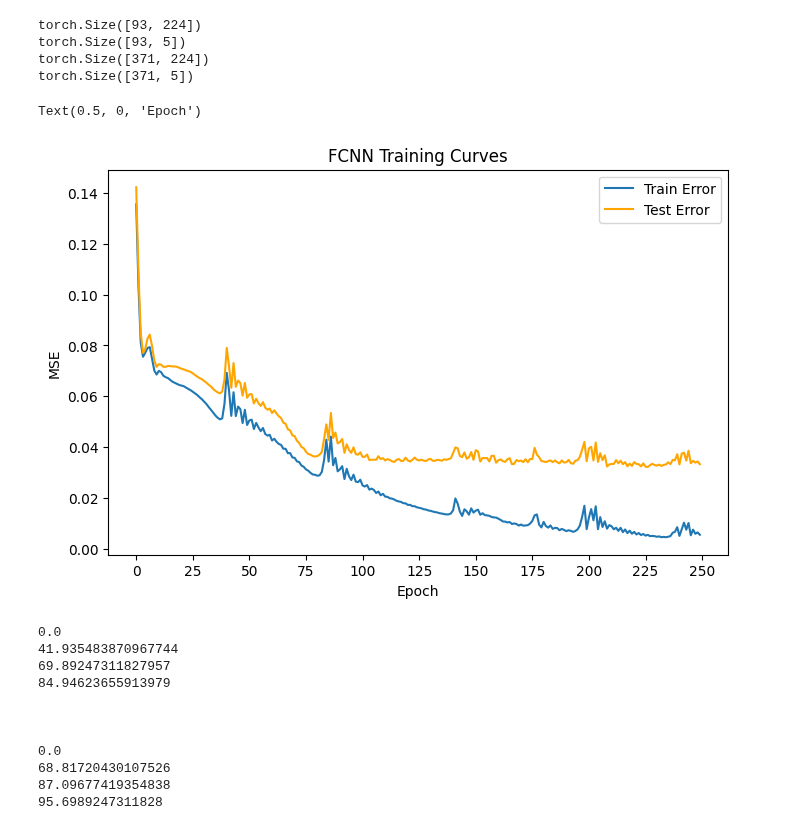
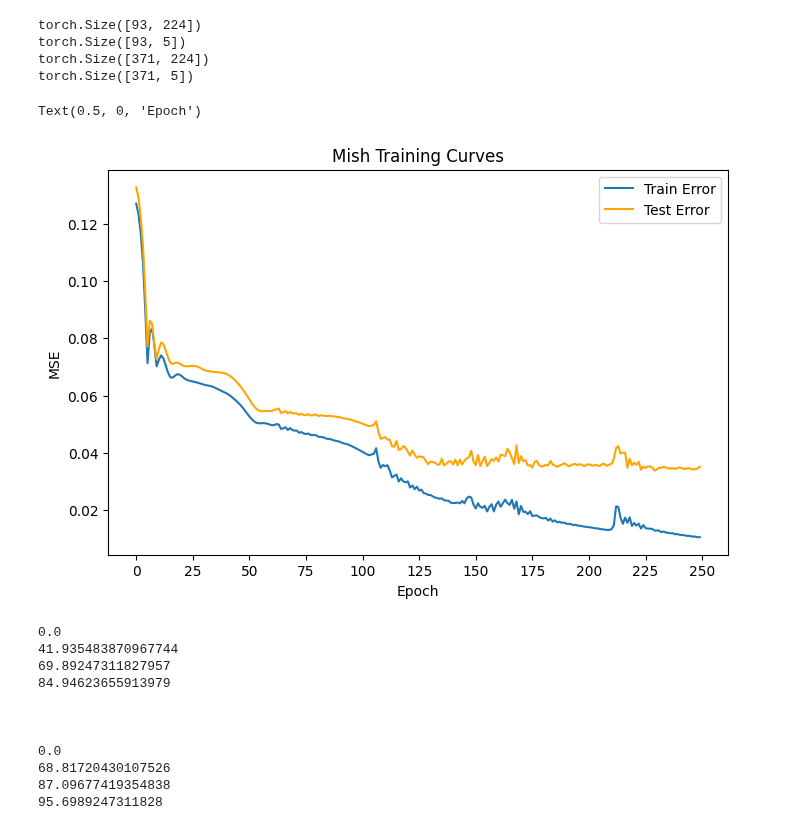
Before and after one commit to adarshramiyer/gAIt, a Jupyter notebook: time_series_models/fcnn_sigmoid_experimentation.ipynb, the cells around one changed output. Cells and saved outputs as stored; diff of their text form; code cells hidden in the pictures.

Commit message:
no difference between ReLU, SiLU, and Mish

```diff
--- a/time_series_models/fcnn_sigmoid_experimentation.ipynb
+++ b/time_series_models/fcnn_sigmoid_experimentation.ipynb
@@ -113,7 +113,7 @@ hidden_layer_size_6 = 50
 output_size = 5
 batch_size = 371
 learning_rate = 0.001
-
+'''
 adam_model = nn.Sequential(nn.Linear(input_size, hidden_layer_size_1),
                         nn.ReLU(),
                         nn.Linear(hidden_layer_size_1, hidden_layer_size_2),
@@ -129,6 +129,37 @@ adam_model = nn.Sequential(nn.Linear(input_size, hidden_layer_size_1),
                         nn.Linear(hidden_layer_size_6, output_size),
                         nn.Sigmoid())
 
+
+adam_model = nn.Sequential(nn.Linear(input_size, hidden_layer_size_1),
+                        nn.SiLU(),
+                        nn.Linear(hidden_layer_size_1, hidden_layer_size_2),
+                        nn.SiLU(),
+                        nn.Linear(hidden_layer_size_2, hidden_layer_size_3),
+                        nn.SiLU(),
+                        nn.Linear(hidden_layer_size_3, hidden_layer_size_4),
+                        nn.SiLU(),
+                        nn.Linear(hidden_layer_size_4, hidden_layer_size_5),
+                        nn.SiLU(),
+                        nn.Linear(hidden_layer_size_5, hidden_layer_size_6),
+                        nn.SiLU(),
+                        nn.Linear(hidden_layer_size_6, output_size),
+                        nn.Sigmoid())
+'''
+adam_model = nn.Sequential(nn.Linear(input_size, hidden_layer_size_1),
+                        nn.Mish(),
+                        nn.Linear(hidden_layer_size_1, hidden_layer_size_2),
+                        nn.Mish(),
+                        nn.Linear(hidden_layer_size_2, hidden_layer_size_3),
+                        nn.Mish(),
+                        nn.Linear(hidden_layer_size_3, hidden_layer_size_4),
+                        nn.Mish(),
+                        nn.Linear(hidden_layer_size_4, hidden_layer_size_5),
+                        nn.Mish(),
+                        nn.Linear(hidden_layer_size_5, hidden_layer_size_6),
+                        nn.Mish(),
+                        nn.Linear(hidden_layer_size_6, output_size),
+                        nn.Sigmoid())
+
 loss_function = nn.MSELoss()
 optimizer = torch.optim.AdamW(adam_model.parameters(), lr=learning_rate)
 # %%
@@ -147,35 +178,35 @@ adam_model.apply(init_weights)
 
 losses = []
 test_losses = []
 for epoch in range(num_epochs):
     pred_y = adam_model(X_train)
     loss = loss_function(pred_y, y_train)
     losses.append(loss.item())
 
     test_y = adam_model(X_test)
     test_loss = loss_function(test_y, y_test)
     test_losses.append(test_loss.item())
 
     adam_model.zero_grad()
     loss.backward()
 
     optimizer.step()
 
 min_loss = min(test_losses)
 
 fig, ax = plt.subplots(1, figsize=(8, 5))
 
 ax.plot(losses, label="Train Error")
 ax.plot(test_losses, label="Test Error", c="orange")
-ax.set_title("FCNN Training Curves")
+ax.set_title("Mish Training Curves")
 ax.legend()
 ax.set_xticks(np.linspace(0, num_epochs, num=11))
 
 ax.set_ylabel("MSE")
 ax.set_xlabel("Epoch")
 # %% [output]
 Text(0.5, 0, 'Epoch')
-[figure, old version]
+[figure, new version]
 # %%
 o_pred = []
 f_pred = []
```
Also changed, not shown: 1 other file.
